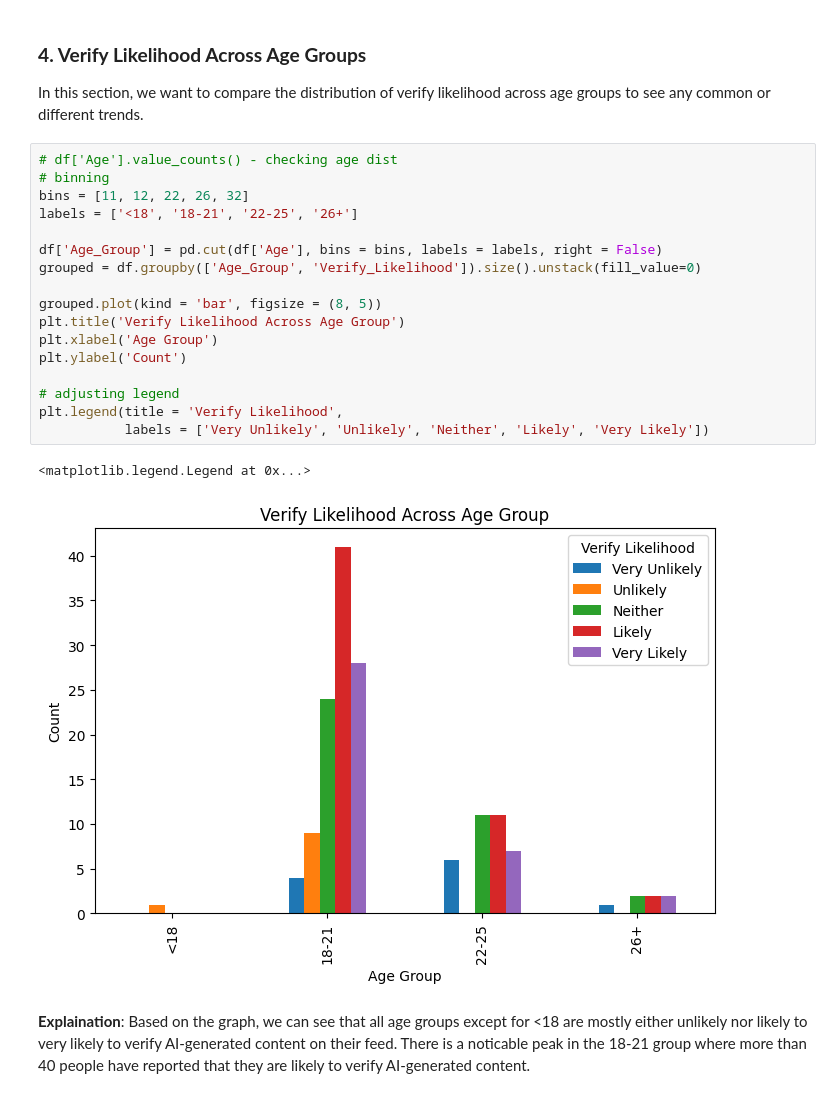
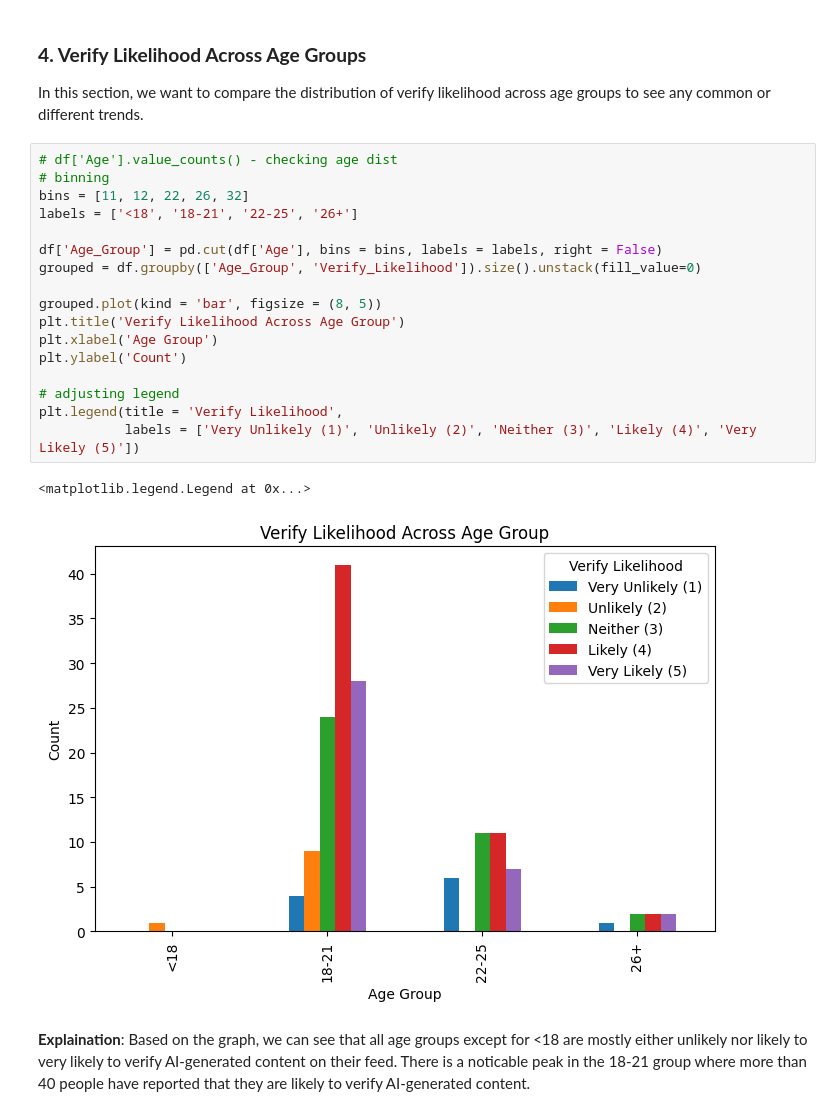
Before and after one commit to darklsor56/CS105-Team11-SP26, a Jupyter notebook: CS105_mini_Project.ipynb, the cells around one changed output. Drawn from its saved outputs; the diff is of its cells as text.

```diff
--- a/CS105_mini_Project.ipynb
+++ b/CS105_mini_Project.ipynb
@@ -233,23 +234,23 @@ In this section, we want to compare the distribution of verify likelihood across
 # %%
 # df['Age'].value_counts() - checking age dist
 # binning
 bins = [11, 12, 22, 26, 32]
 labels = ['<18', '18-21', '22-25', '26+']
 
 df['Age_Group'] = pd.cut(df['Age'], bins = bins, labels = labels, right = False)
 grouped = df.groupby(['Age_Group', 'Verify_Likelihood']).size().unstack(fill_value=0)
 
 grouped.plot(kind = 'bar', figsize = (8, 5))
 plt.title('Verify Likelihood Across Age Group')
 plt.xlabel('Age Group')
 plt.ylabel('Count')
 
 # adjusting legend
 plt.legend(title = 'Verify Likelihood',
-           labels = ['Very Unlikely', 'Unlikely', 'Neither', 'Likely', 'Very Likely'])
+           labels = ['Very Unlikely (1)', 'Unlikely (2)', 'Neither (3)', 'Likely (4)', 'Very Likely (5)'])
 # %% [output]
 <matplotlib.legend.Legend at 0x...>
-[figure, old version]
+[figure, new version]
 # %% [markdown]
 **Explaination**: Based on the graph, we can see that all age groups except for <18 are mostly either unlikely nor likely to very likely to verify AI-generated content on their feed. There is a noticable peak in the 18-21 group where more than 40 people have reported that they are likely to verify AI-generated content.
 # %% [markdown]
```
Also changed, not shown: parts of 3 cells of this notebook.
